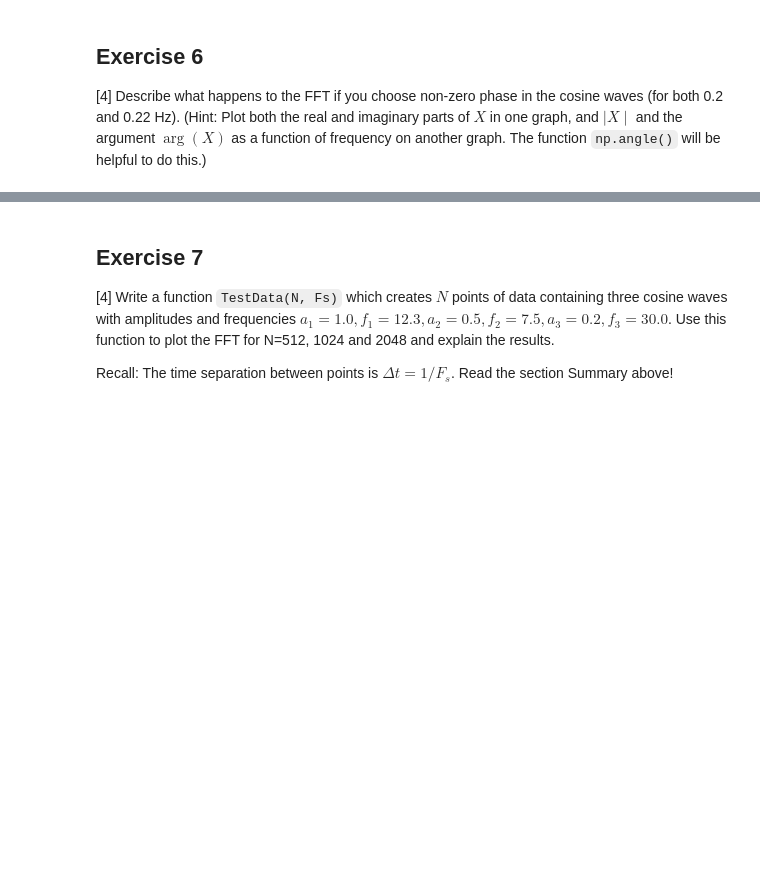
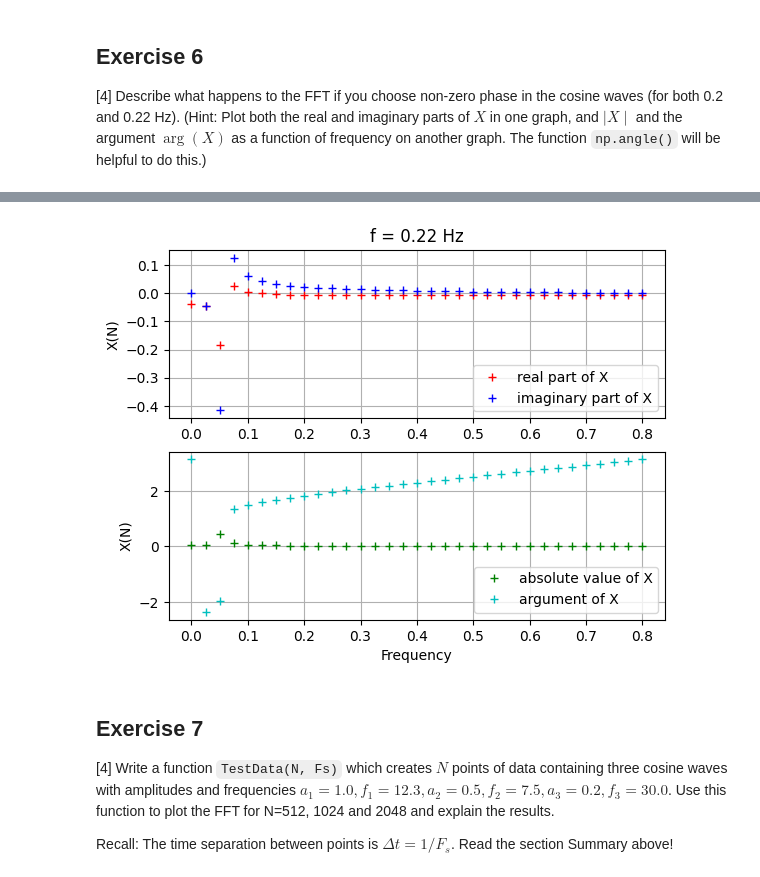
Before and after one commit to PX2145-2025/week-10-b-graydonquinn, a Jupyter notebook: FFT.ipynb, the cells around one changed output, grey strips where cells are left out. Cells and saved outputs as stored; diff of their text form; code cells hidden in the pictures; blank space fills up the shorter version.

```diff
--- a/FFT.ipynb
+++ b/FFT.ipynb
@@ -524,3 +551,31 @@ plt.legend();
+# %%
+# defining the values for f, N, and x
+f = 0.22
+N = 64
+x = np.cos(2 * np.pi * f * t + 10)
+
+# creating the new values of the frequency and X
+frq, X = Spectrum1(x, N/tau)
+
+# plotting and formatting the graphs
+fig, (ax1, ax2) = plt.subplots(2)
+ax1.set_title("f = 0.22 Hz")
+ax1.plot(frq, np.real(X), "r+", label = "real part of X")
+ax1.plot(frq, np.imag(X), "b+", label = "imaginary part of X")
+ax1.set_ylabel("X(N)")
+ax2.plot(frq, np.abs(X), "g+", label = "absolute value of X")
+ax2.plot(frq, np.angle(X), "c+", label = "argument of X")
+ax2.set_xlabel("Frequency")
+ax2.set_ylabel("X(N)")
+ax1.grid()
+ax1.legend()
+ax2.grid()
+ax2.legend();
+
+# in the top plot, the only difference is that now the top points are below y = 0
+# in the bottom plot, the argument of X seems to be more uniform when f = 0.22 Hz
+# %% [output]
+[figure, added]
 # %% [markdown]
 ## Exercise 7
 
```
Also changed, not shown: parts of 2 cells of this notebook.
